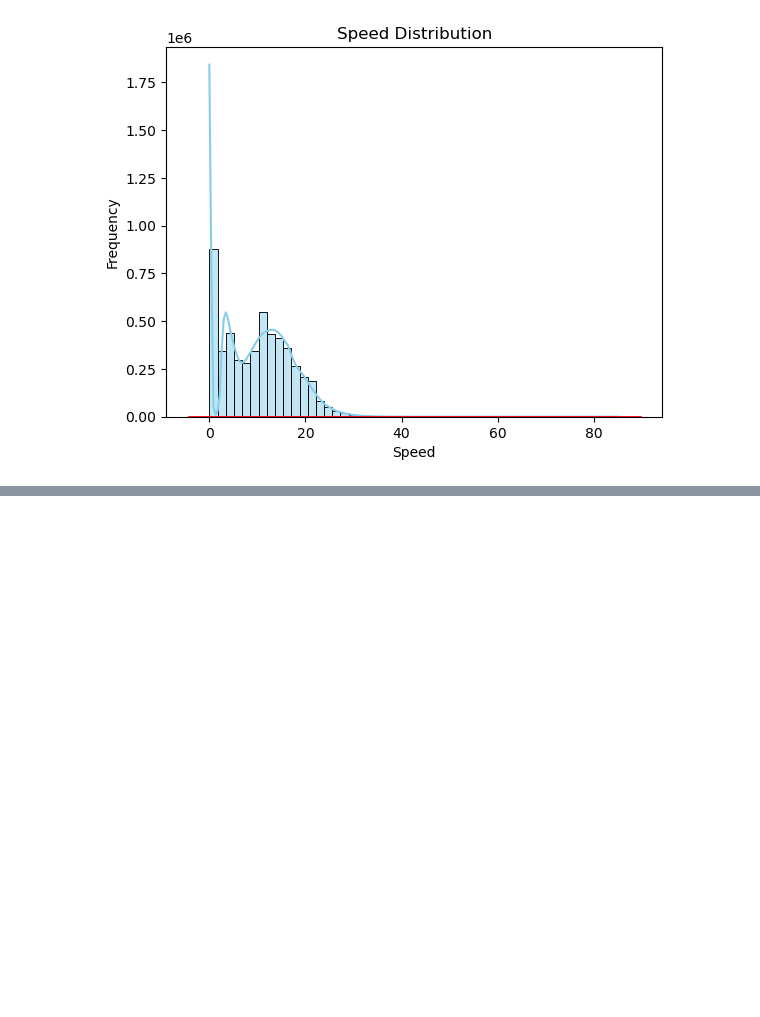
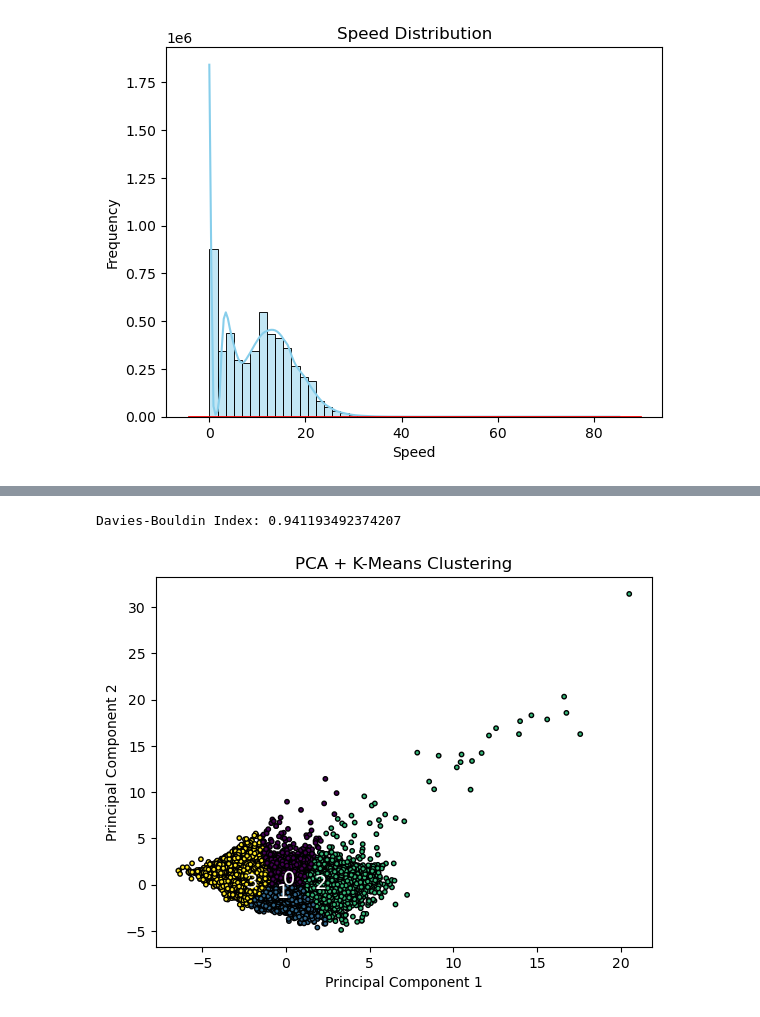
Before and after one commit to DriverBehaviour-FYP/Driver-Behaviour-Analysis, a Jupyter notebook: notebook/paper method.ipynb, the cells around one changed output, grey strips where cells are left out. Drawn from its saved outputs; the diff is of its cells as text; code cells hidden in the pictures; blank space fills up the shorter version.

```diff
--- a/notebook/paper method.ipynb
+++ b/notebook/paper method.ipynb
@@ -35,0 +128,49 @@ plt.show()
+# %%
+import numpy as np
+import pandas as pd
+from sklearn.cluster import KMeans
+from sklearn.metrics import silhouette_score, davies_bouldin_score
+
+def evaluate_kmeans(data, k):
+    kmeans = KMeans(n_clusters=k, n_init=10, random_state=42)
+    cluster_labels = kmeans.fit_predict(data)
+
+    # Silhouette Score
+    # silhouette = silhouette_score(data, cluster_labels)
+
+    # Davies-Bouldin Index
+    db = davies_bouldin_score(data, cluster_labels)
+
+    # print(f"Silhouette Score: {silhouette}")
+    print(f"Davies-Bouldin Index: {db}")
+
+    return kmeans
+
+# Example usage:
+# Assuming 'your_data' is the DataFrame or array you want to cluster
+# and you want to perform K-means clustering with K=3
+kmeans = evaluate_kmeans(principal_components, k=4)
+labels = kmeans.labels_
+# %% [output]
+Davies-Bouldin Index: 0.941193492374207
+# %%
+
+# plt.scatter(principal_components[:,0], principal_components[:,1], c=labels, cmap='viridis', marker='o', s=10, edgecolors='k')
+# plt.title('PCA + K-Means Clustering')
+# plt.xlabel('Principal Component 1')
+# plt.ylabel('Principal Component 2')
+# plt.show()
+
+plt.scatter(principal_components[:, 0], principal_components[:, 1], c=labels, cmap='viridis', marker='o', s=10, edgecolors='k')
+
+centers = kmeans.cluster_centers_
+# Add cluster labels to each point
+for i in range(0,len(centers)) :
+    plt.text(centers[i, 0], centers[i, 1], str(i), fontsize=14, ha='center', va='center', c='white')
+
+plt.title('PCA + K-Means Clustering')
+plt.xlabel('Principal Component 1')
+plt.ylabel('Principal Component 2')
+plt.show()
+# %% [output]
+[figure, added]
```
Also changed, not shown: parts of 13 cells of this notebook, 2 other files.
